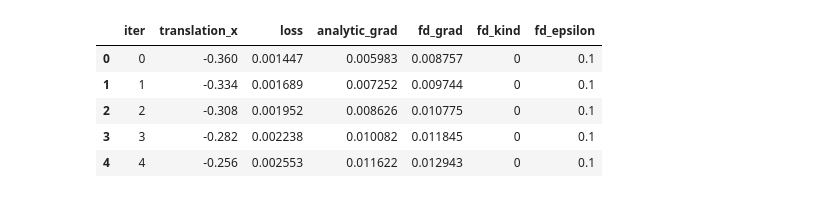
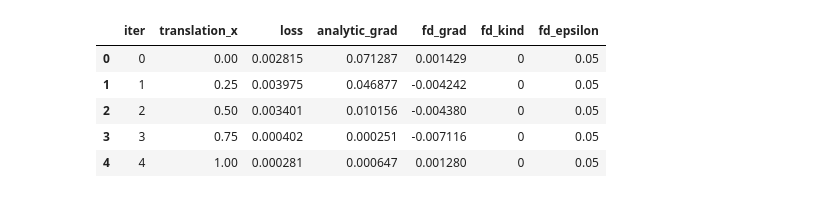
Before and after one commit to M-Gjerde/DifferentiablePointRendering, a Jupyter notebook: python/finite_difference/notebook_scatter.ipynb, the cells around one changed output. Saved outputs shown, nothing was run; the diff lists cells and outputs as text; code cells hidden in the pictures.

```diff
--- a/python/finite_difference/notebook_scatter.ipynb
+++ b/python/finite_difference/notebook_scatter.ipynb
@@ -1,29 +1,29 @@
 # %%
 import pandas as pd
 from pathlib import Path
 
-index = "0"
+index = "1"
 test = "0"
 parameter= "translation_x"
 scene = "simple_1"
 camera = "camera1"
 csv_path = Path(f"Output/{scene}/{parameter}/{index}/{test}/{camera}_{parameter}_sweep.csv")
 
 if not csv_path.exists():
     raise FileNotFoundError(f"CSV file not found: {csv_path}")
 
 df = pd.read_csv(csv_path)
 
 required_columns = {f"{parameter}", "loss", "analytic_grad", "fd_grad"}
 if not required_columns.issubset(df.columns):
     raise RuntimeError(f"CSV must contain columns: {required_columns}")
 
 df.head()
 # %% [output]
 |  | iter | translation_x | loss | analytic_grad | fd_grad | fd_kind | fd_epsilon |
-| 0 | 0 | -0.360 | 0.001447 | 0.005983 | 0.008757 | 0 | 0.1 |
-| 1 | 1 | -0.334 | 0.001689 | 0.007252 | 0.009744 | 0 | 0.1 |
-| 2 | 2 | -0.308 | 0.001952 | 0.008626 | 0.010775 | 0 | 0.1 |
-| 3 | 3 | -0.282 | 0.002238 | 0.010082 | 0.011845 | 0 | 0.1 |
-| 4 | 4 | -0.256 | 0.002553 | 0.011622 | 0.012943 | 0 | 0.1 |
+| 0 | 0 | 0.00 | 0.002815 | 0.071287 | 0.001429 | 0 | 0.05 |
+| 1 | 1 | 0.25 | 0.003975 | 0.046877 | -0.004242 | 0 | 0.05 |
+| 2 | 2 | 0.50 | 0.003401 | 0.010156 | -0.004380 | 0 | 0.05 |
+| 3 | 3 | 0.75 | 0.000402 | 0.000251 | -0.007116 | 0 | 0.05 |
+| 4 | 4 | 1.00 | 0.000281 | 0.000647 | 0.001280 | 0 | 0.05 |
 # %%
```
Also changed, not shown: parts of 5 cells of this notebook, 15 other files.
